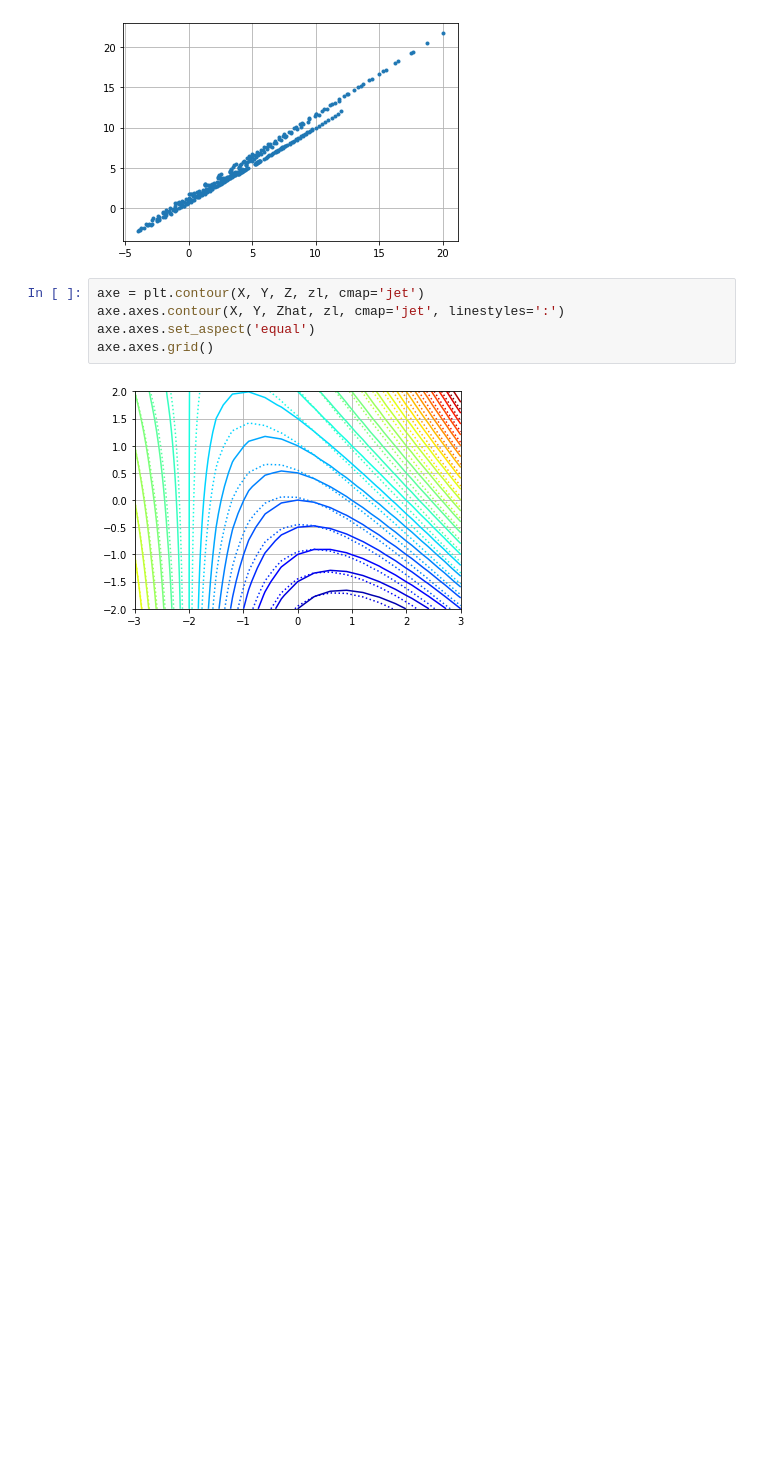
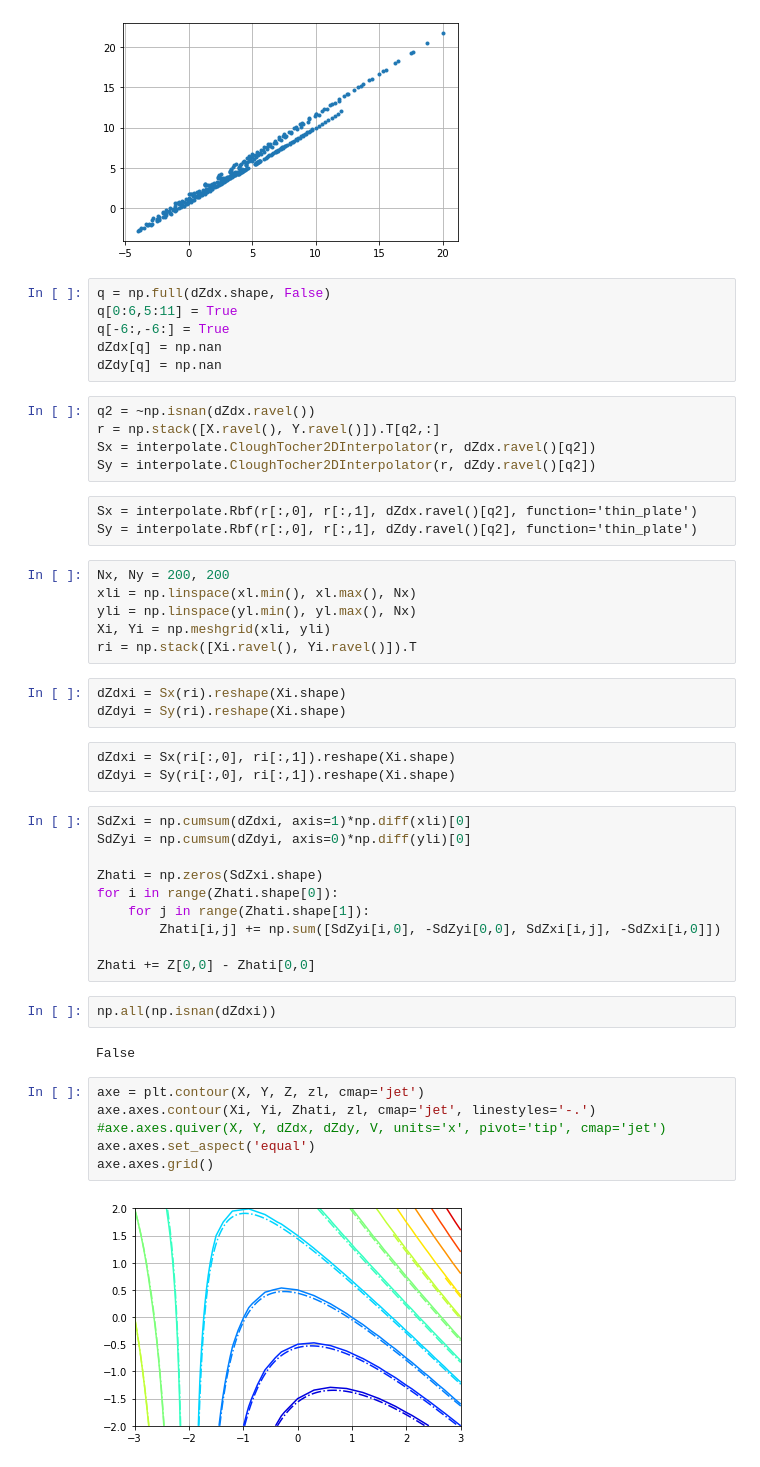
Before and after one commit to jlandercy/cookbook, a Jupyter notebook: python/stackoverflow/2DGradIntegralMCVE.ipynb, the cells around one changed output. Saved outputs shown, nothing was run; the diff lists cells and outputs as text; blank space fills up the shorter version.

```diff
--- a/python/stackoverflow/2DGradIntegralMCVE.ipynb
+++ b/python/stackoverflow/2DGradIntegralMCVE.ipynb
@@ -101,10 +108,51 @@ axe.plot(Z.ravel(), Zhat.ravel(), '.')
 axe.grid()
 # %% [output]
 [figure]
+# %%
+q = np.full(dZdx.shape, False)
+q[0:6,5:11] = True
+q[-6:,-6:] = True
+dZdx[q] = np.nan
+dZdy[q] = np.nan
+# %%
+q2 = ~np.isnan(dZdx.ravel())
+r = np.stack([X.ravel(), Y.ravel()]).T[q2,:]
+Sx = interpolate.CloughTocher2DInterpolator(r, dZdx.ravel()[q2])
+Sy = interpolate.CloughTocher2DInterpolator(r, dZdy.ravel()[q2])
+# %% [raw]
+Sx = interpolate.Rbf(r[:,0], r[:,1], dZdx.ravel()[q2], function='thin_plate')
+Sy = interpolate.Rbf(r[:,0], r[:,1], dZdy.ravel()[q2], function='thin_plate')
+# %%
+Nx, Ny = 200, 200
+xli = np.linspace(xl.min(), xl.max(), Nx)
+yli = np.linspace(yl.min(), yl.max(), Nx)
+Xi, Yi = np.meshgrid(xli, yli)
+ri = np.stack([Xi.ravel(), Yi.ravel()]).T
+# %%
+dZdxi = Sx(ri).reshape(Xi.shape)
+dZdyi = Sy(ri).reshape(Xi.shape)
+# %% [raw]
+dZdxi = Sx(ri[:,0], ri[:,1]).reshape(Xi.shape)
+dZdyi = Sy(ri[:,0], ri[:,1]).reshape(Xi.shape)
+# %%
+SdZxi = np.cumsum(dZdxi, axis=1)*np.diff(xli)[0]
+SdZyi = np.cumsum(dZdyi, axis=0)*np.diff(yli)[0]
+
+Zhati = np.zeros(SdZxi.shape)
+for i in range(Zhati.shape[0]):
+    for j in range(Zhati.shape[1]):
+        Zhati[i,j] += np.sum([SdZyi[i,0], -SdZyi[0,0], SdZxi[i,j], -SdZxi[i,0]])
+
+Zhati += Z[0,0] - Zhati[0,0]
+# %%
+np.all(np.isnan(dZdxi))
+# %% [output]
+False
 # %%
 axe = plt.contour(X, Y, Z, zl, cmap='jet')
-axe.axes.contour(X, Y, Zhat, zl, cmap='jet', linestyles=':')
+axe.axes.contour(Xi, Yi, Zhati, zl, cmap='jet', linestyles='-.')
+#axe.axes.quiver(X, Y, dZdx, dZdy, V, units='x', pivot='tip', cmap='jet')
 axe.axes.set_aspect('equal')
 axe.axes.grid()
 # %% [output]
-[figure, old version]
+[figure, new version]
```
Also changed, not shown: parts of 12 cells of this notebook.
